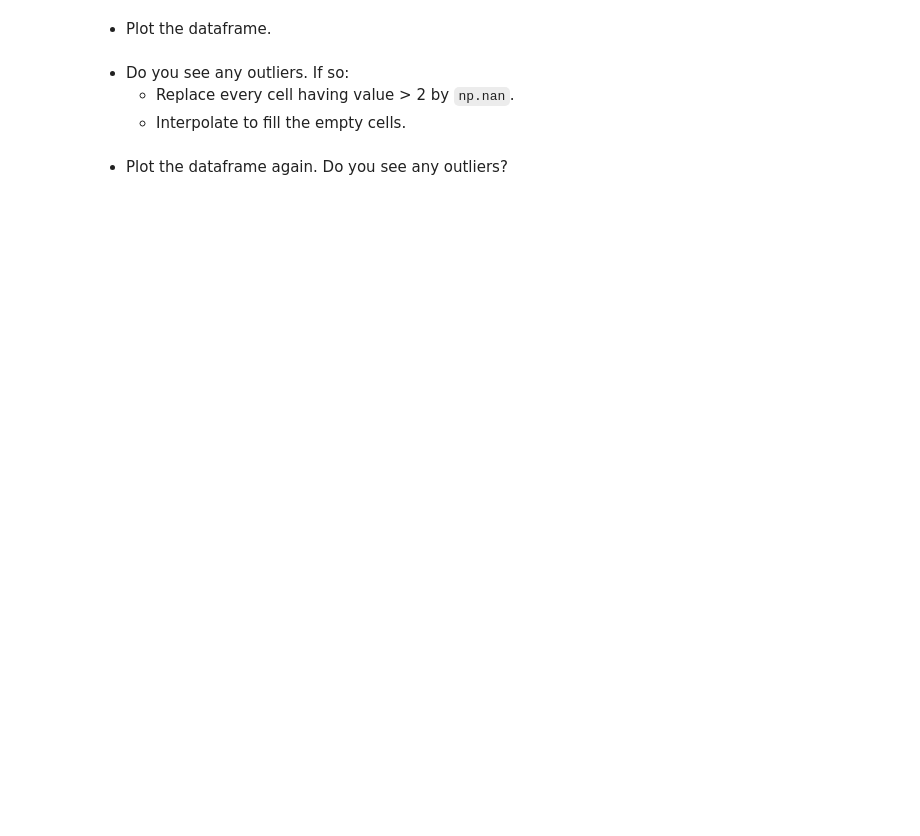
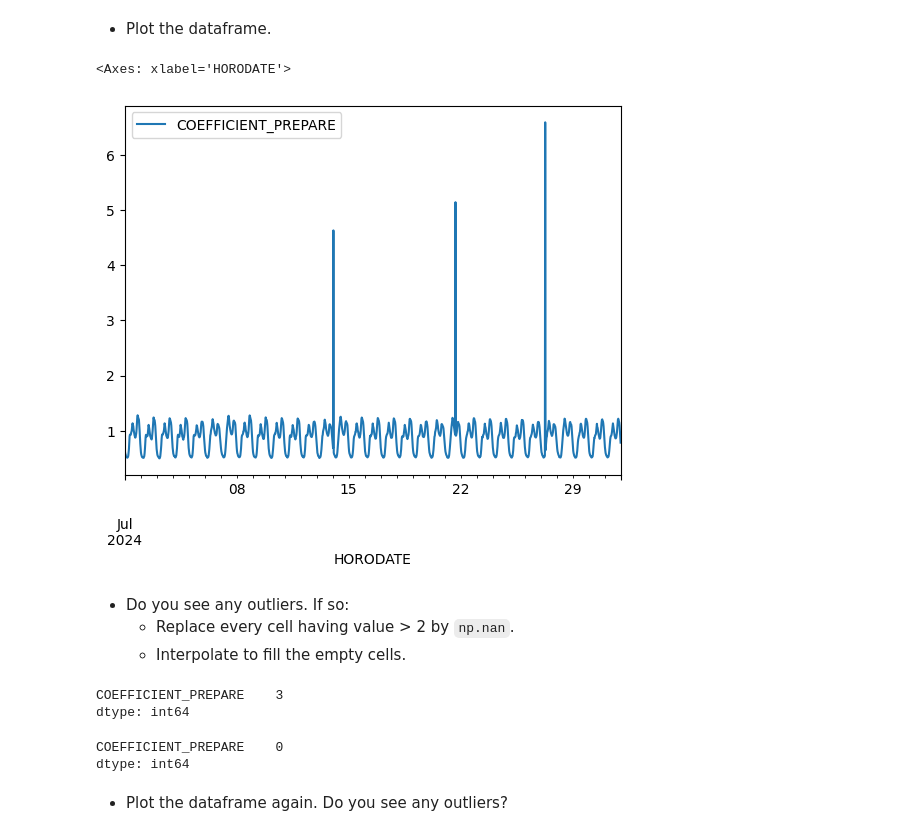
Before and after one commit to salmanshahid8/ml_practice_exercise, a Jupyter notebook: exercises/1_pandas_exe.ipynb, the cells around one changed output. Drawn from its saved outputs; the diff is of its cells as text; code cells hidden in the pictures; blank space fills up the shorter version.

```diff
--- a/exercises/1_pandas_exe.ipynb
+++ b/exercises/1_pandas_exe.ipynb
@@ -295,5 +342,10 @@ Write the answers in a markdown cell of following questions.
     - `index_col`
     - `parse_dates`
     - `sep`
+# %%
+fr_res_consumption=pd.read_csv('../data/fr_res_consumption.csv', header=0, index_col=0, parse_dates=True, sep=";")
 # %% [markdown]
 - Display the first 5 rows of dataframe.
+# %%
+fr_res_consumption=fr_res_consumption.sort_index()
+fr_res_consumption.head(5)
@@ -300,4 +367,6 @@ Write the answers in a markdown cell of following questions.
 # %% [markdown]
 - Keep the `COEFFICIENT_PREPARE` column and drop the other columns from the dataframe.
+# %%
+fr_res_consumption=fr_res_consumption[['COEFFICIENT_PREPARE']]
 # %% [markdown]
 - Display the count of empty cells.
@@ -306,5 +392,10 @@ Write the answers in a markdown cell of following questions.
 # %% [markdown]
 - Plot the dataframe.
+# %%
+fr_res_consumption.plot()
+# %% [output]
+<Axes: xlabel='HORODATE'>
+[figure, added]
 # %% [markdown]
 - Do you see any outliers. If so:
     - Replace every cell having value > 2 by `np.nan`.
@@ -311,0 +405,5 @@ Write the answers in a markdown cell of following questions.
+# %%
+fr_res_consumption.isna().sum()
+# %% [output]
+COEFFICIENT_PREPARE    3
+dtype: int64
@@ -312,2 +412,7 @@ Write the answers in a markdown cell of following questions.
+# %%
+fr_res_consumption.isna().sum()
+# %% [output]
+COEFFICIENT_PREPARE    0
+dtype: int64
 # %% [markdown]
 - Plot the dataframe again. Do you see any outliers?
```
Also changed, not shown: parts of 21 cells of this notebook.
